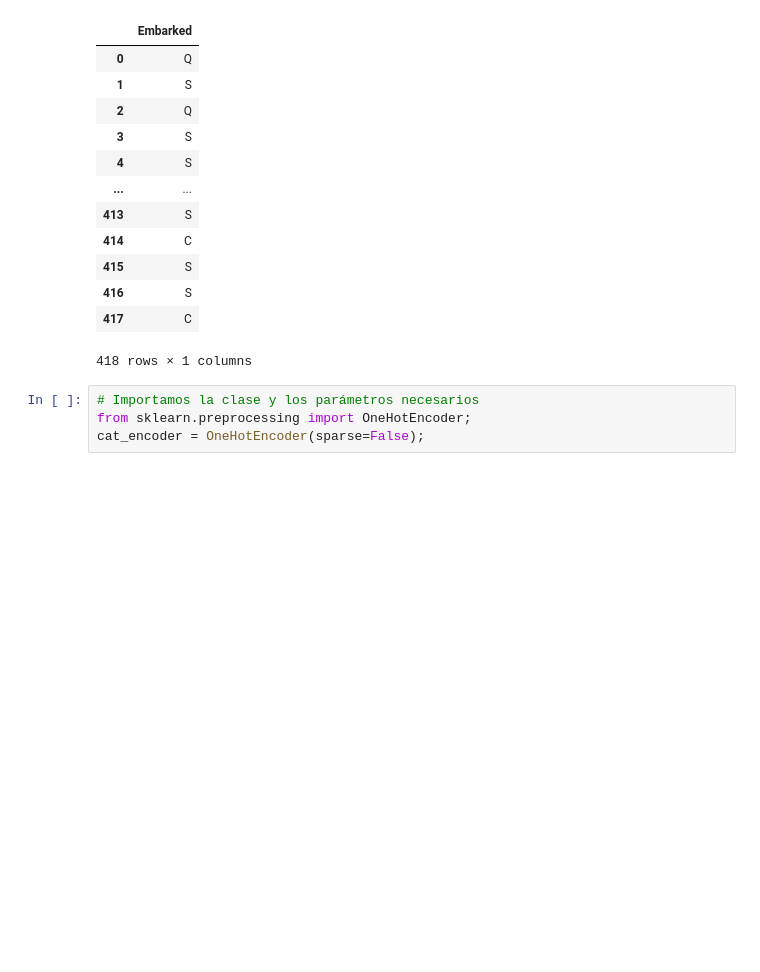
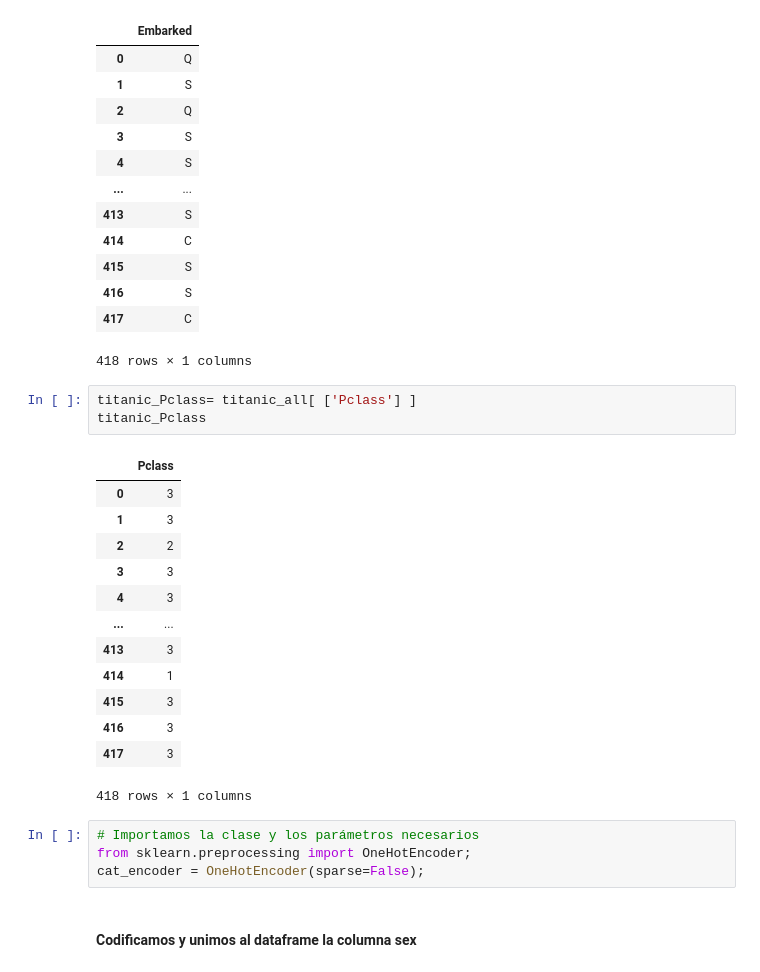
Before and after one commit to DaniPaz12/VisualStudioThings, a Jupyter notebook: IA/Notebooks CLASIFICACION Y CLUSTERING/Clasificación binaria titanic.ipynb, the cells around one changed output. Saved outputs shown, nothing was run; the diff lists cells and outputs as text; blank space fills up the shorter version.

```diff
--- a/IA/Notebooks CLASIFICACION Y CLUSTERING/Clasificación binaria titanic.ipynb
+++ b/IA/Notebooks CLASIFICACION Y CLUSTERING/Clasificación binaria titanic.ipynb
@@ -257,10 +259,29 @@ titanic_embarked
 | 416 | S |
 | 417 | C |
 418 rows × 1 columns
+# %%
+titanic_Pclass= titanic_all[ ['Pclass'] ]
+titanic_Pclass
+# %% [output]
+|  | Pclass |
+| 0 | 3 |
+| 1 | 3 |
+| 2 | 2 |
+| 3 | 3 |
+| 4 | 3 |
+| ... | ... |
+| 413 | 3 |
+| 414 | 1 |
+| 415 | 3 |
+| 416 | 3 |
+| 417 | 3 |
+418 rows × 1 columns
 # %%
 # Importamos la clase y los parámetros necesarios
 from sklearn.preprocessing import OneHotEncoder;
 cat_encoder = OneHotEncoder(sparse=False);
+# %% [markdown]
+#### Codificamos y unimos al dataframe la columna sex
 # %%
 # convertimos a binario esa columna
 titanic_transform.reset_index(drop=True, inplace=True)
```
Also changed, not shown: parts of 15 cells of this notebook, 1 other file.
